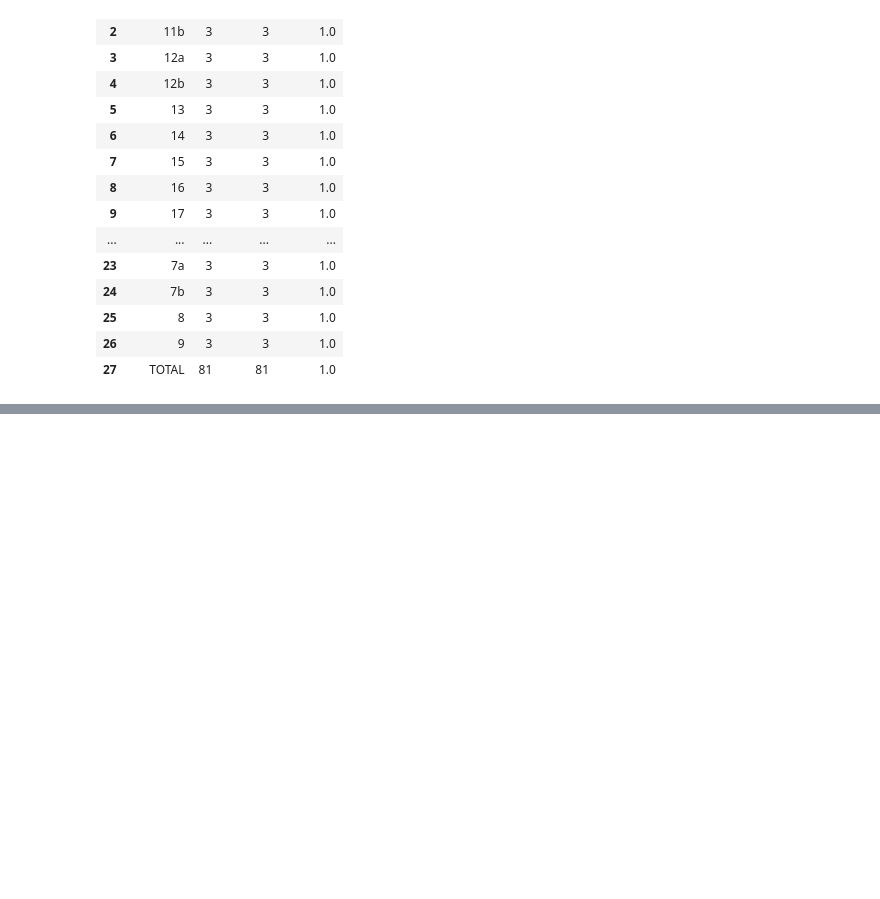
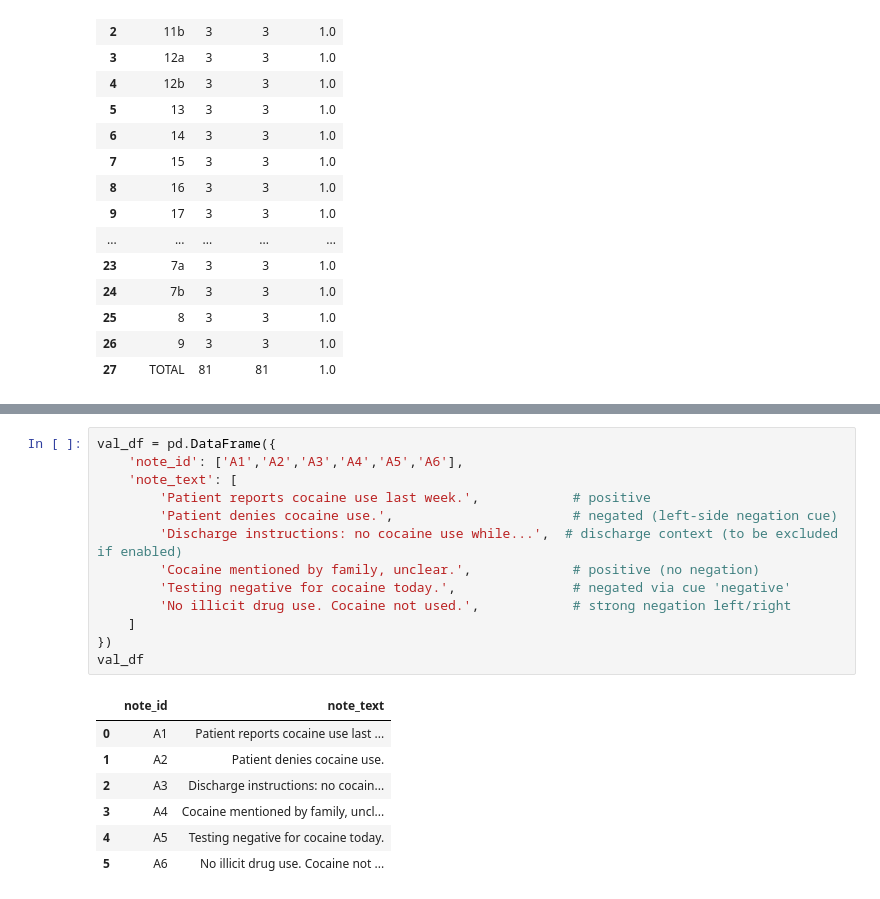
Before and after one commit to quantitativenurse/sud-regex, a Jupyter notebook: notebook_tutorial.ipynb, the cells around one changed output, grey strips where cells are left out. Drawn from its saved outputs; the diff is of its cells as text; blank space fills up the shorter version.

```diff
--- a/notebook_tutorial.ipynb
+++ b/notebook_tutorial.ipynb
@@ -280,0 +327,21 @@ by_item
+# %%
+val_df = pd.DataFrame({
+    'note_id': ['A1','A2','A3','A4','A5','A6'],
+    'note_text': [
+        'Patient reports cocaine use last week.',            # positive
+        'Patient denies cocaine use.',                       # negated (left-side negation cue)
+        'Discharge instructions: no cocaine use while...',  # discharge context (to be excluded if enabled)
+        'Cocaine mentioned by family, unclear.',             # positive (no negation)
+        'Testing negative for cocaine today.',               # negated via cue 'negative'
+        'No illicit drug use. Cocaine not used.',            # strong negation left/right
+    ]
+})
+val_df
+# %% [output]
+|  | note_id | note_text |
+| 0 | A1 | Patient reports cocaine use last ... |
+| 1 | A2 | Patient denies cocaine use. |
+| 2 | A3 | Discharge instructions: no cocain... |
+| 3 | A4 | Cocaine mentioned by family, uncl... |
+| 4 | A5 | Testing negative for cocaine today. |
+| 5 | A6 | No illicit drug use. Cocaine not ... |
```
Also changed, not shown: parts of 14 cells of this notebook, 10 other files.
